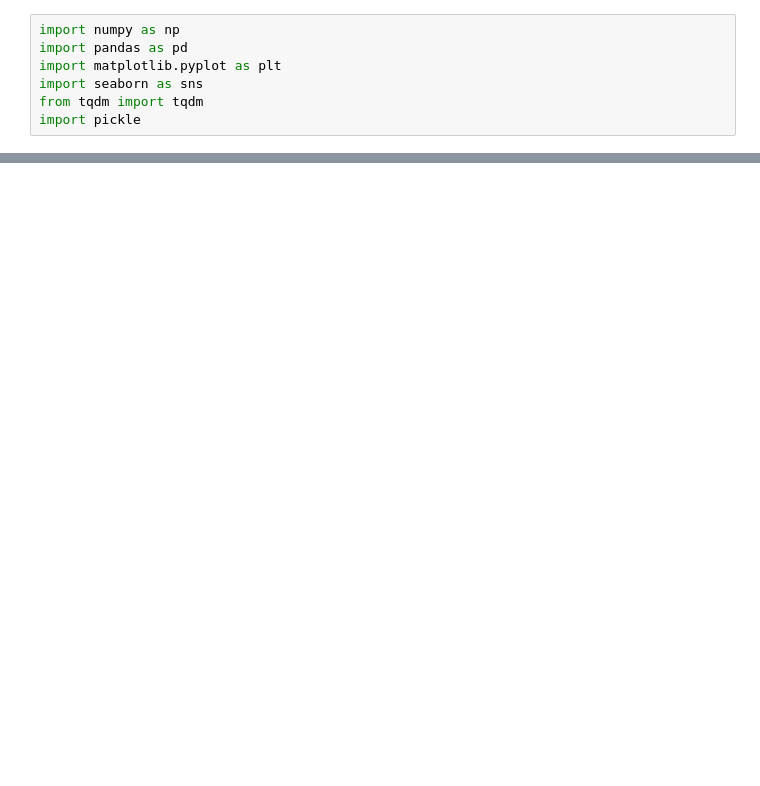
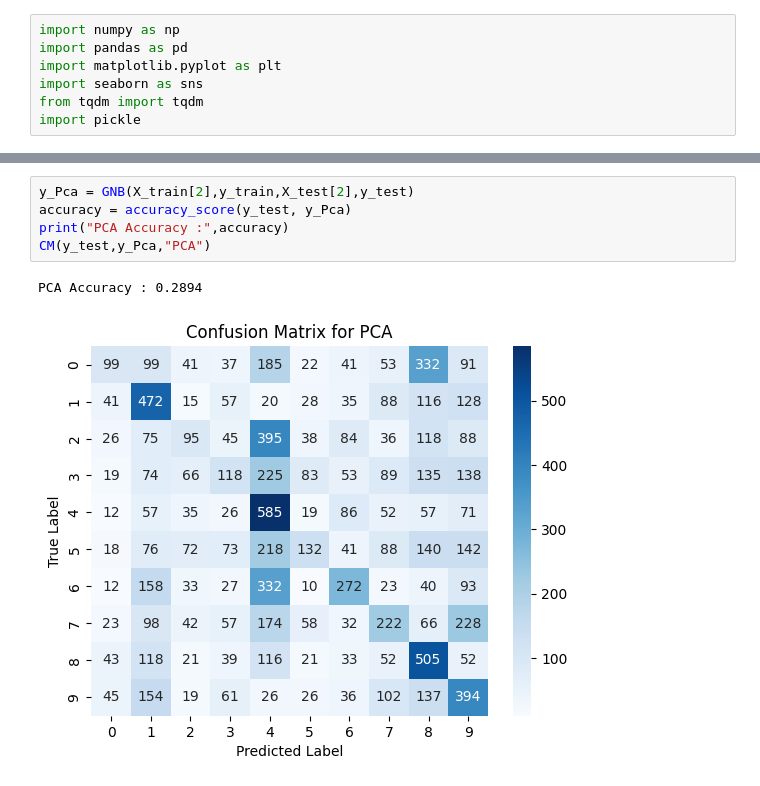
Before and after one commit to varaiitj2527/PRMLProject, a Jupyter notebook: Model/Bayesian_Models/Gaussian_Naive_Bayes_Models.ipynb, the cells around one changed output, grey strips where cells are left out. Drawn from its saved outputs; the diff is of its cells as text; blank space fills up the shorter version.

```diff
--- a/Model/Bayesian_Models/Gaussian_Naive_Bayes_Models.ipynb
+++ b/Model/Bayesian_Models/Gaussian_Naive_Bayes_Models.ipynb
@@ -236,0 +99,8 @@ Text(0.5, 1.0, 'Confusion Matrix')
+# %%
+y_Pca = GNB(X_train[2],y_train,X_test[2],y_test)
+accuracy = accuracy_score(y_test, y_Pca)
+print("PCA Accuracy :",accuracy)
+CM(y_test,y_Pca,"PCA")
+# %% [output]
+PCA Accuracy : 0.2894
+[figure, added]
```
Also changed, not shown: parts of 43 cells of this notebook.
